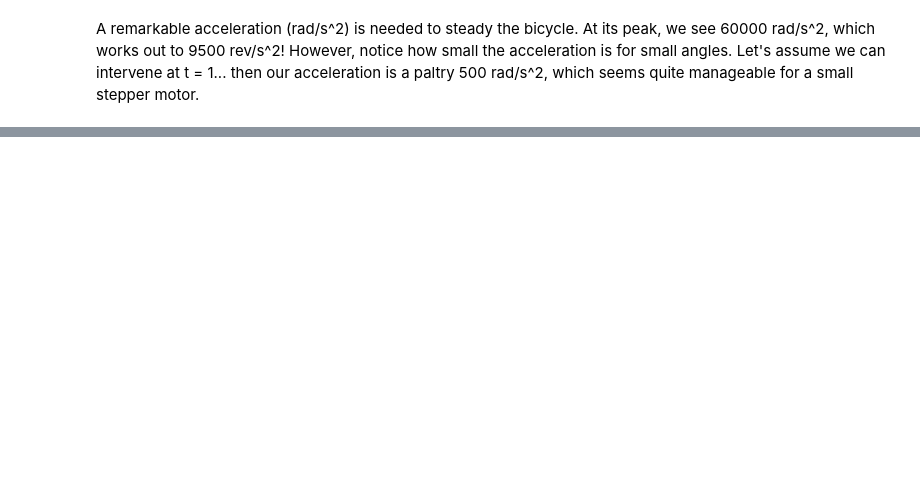
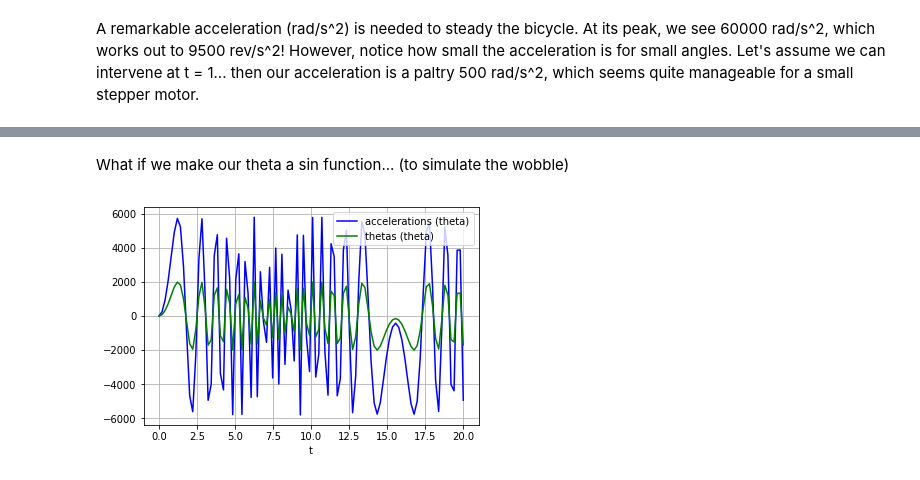
Before and after one commit to gyanprayaga/bicycle, a Jupyter notebook: scratch2.ipynb, the cells around one changed output, grey strips where cells are left out. Saved outputs shown, nothing was run; the diff lists cells and outputs as text; code cells hidden in the pictures; blank space fills up the shorter version.

Commit message:
Add "wobble"
just a sin(t^2)

```diff
--- a/scratch2.ipynb
+++ b/scratch2.ipynb
@@ -93,0 +113,38 @@ A remarkable acceleration (rad/s^2) is needed to steady the bicycle. At its peak
+# %% [markdown]
+What if we make our theta a sin function... (to simulate the wobble)
+# %%
+def flywheel_acceleration_sin(time):
+    thetas = []
+    accelerations = []
+    velocities = []
+
+    previous_theta = 0
+
+    for t in time:
+        theta = np.sin(t**2) /5 # we want to cap theta around ~0.2 rad max
+        thetas.append(theta)
+
+        theta_dot = (theta - previous_theta)/2 # for now
+        velocities.append(theta_dot)
+
+        acceleration = phi_double_dot(theta, theta_dot)
+        accelerations.append(acceleration)
+
+        previous_theta = theta
+
+    return thetas, accelerations, velocities
+
+time = np.linspace(0, 20.0, num=100)
+thetas, accelerations, velocities = flywheel_acceleration_sin(time)
+
+scaling_factor = 10000 # we shouldn't have to put this
+
+plt.plot(time, accelerations, 'b', label='accelerations (theta)')
+plt.plot(time, np.multiply(thetas, scaling_factor), 'g', label='thetas (theta)')
+# plt.plot(time, velocities, 'r', label='velocities (theta dot)')
+plt.legend(loc='best')
+plt.xlabel('t')
+plt.grid()
+plt.show()
+# %% [output]
+[figure, added]
```
Also changed, not shown: parts of 5 cells of this notebook.
